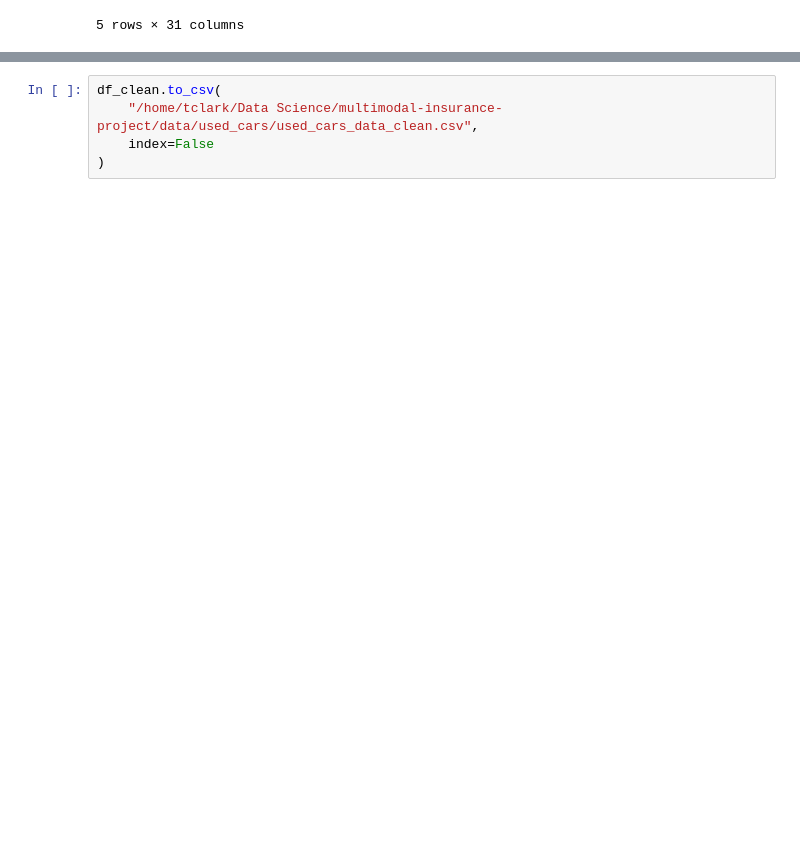
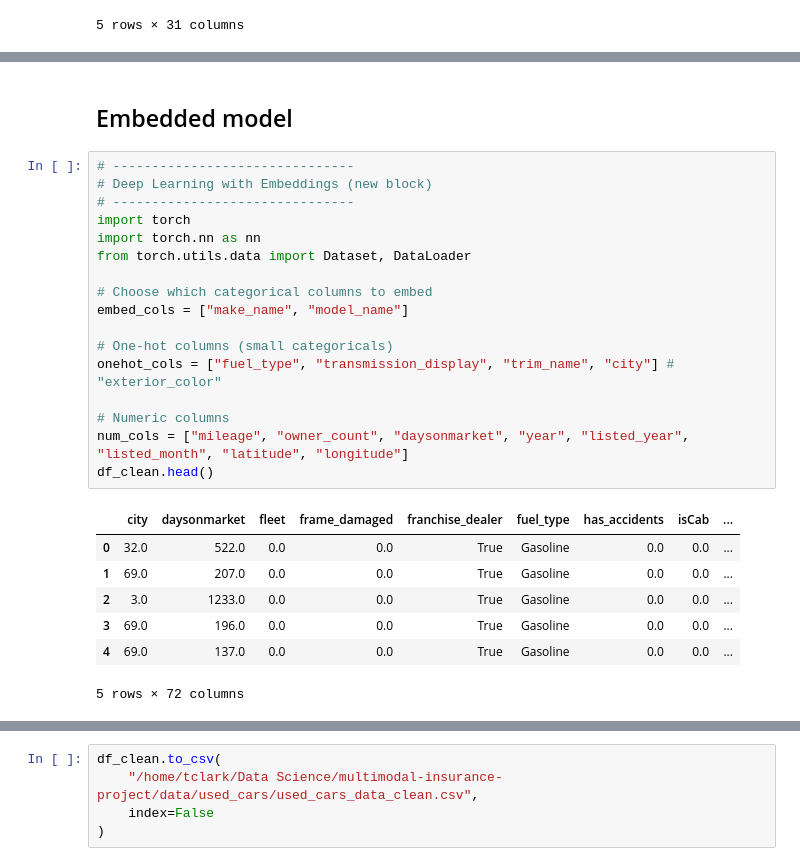
Before and after one commit to clarktommie/multimodal_insurance_project, a Jupyter notebook: notebooks/00_explore_tabular.ipynb, the cells around one changed output, grey strips where cells are left out. Drawn from its saved outputs; the diff is of its cells as text; blank space fills up the shorter version.

```diff
--- a/notebooks/00_explore_tabular.ipynb
+++ b/notebooks/00_explore_tabular.ipynb
@@ -422,0 +471,27 @@ ValueError: could not convert string to float: 'SUV / Crossover'
+# %% [markdown]
+## Embedded model
+# %%
+# -------------------------------
+# Deep Learning with Embeddings (new block)
+# -------------------------------
+import torch
+import torch.nn as nn
+from torch.utils.data import Dataset, DataLoader
+
+# Choose which categorical columns to embed
+embed_cols = ["make_name", "model_name"]
+
+# One-hot columns (small categoricals)
+onehot_cols = ["fuel_type", "transmission_display", "trim_name", "city"] #  "exterior_color"
+
+# Numeric columns
+num_cols = ["mileage", "owner_count", "daysonmarket", "year", "listed_year", "listed_month", "latitude", "longitude"]
+df_clean.head()
+# %% [output]
+|  | city | daysonmarket | fleet | frame_damaged | franchise_dealer | fuel_type | has_accidents | isCab | ... |
+| 0 | 32.0 | 522.0 | 0.0 | 0.0 | True | Gasoline | 0.0 | 0.0 | ... |
+| 1 | 69.0 | 207.0 | 0.0 | 0.0 | True | Gasoline | 0.0 | 0.0 | ... |
+| 2 | 3.0 | 1233.0 | 0.0 | 0.0 | True | Gasoline | 0.0 | 0.0 | ... |
+| 3 | 69.0 | 196.0 | 0.0 | 0.0 | True | Gasoline | 0.0 | 0.0 | ... |
+| 4 | 69.0 | 137.0 | 0.0 | 0.0 | True | Gasoline | 0.0 | 0.0 | ... |
+5 rows × 72 columns
```
Also changed, not shown: parts of 15 cells of this notebook.
